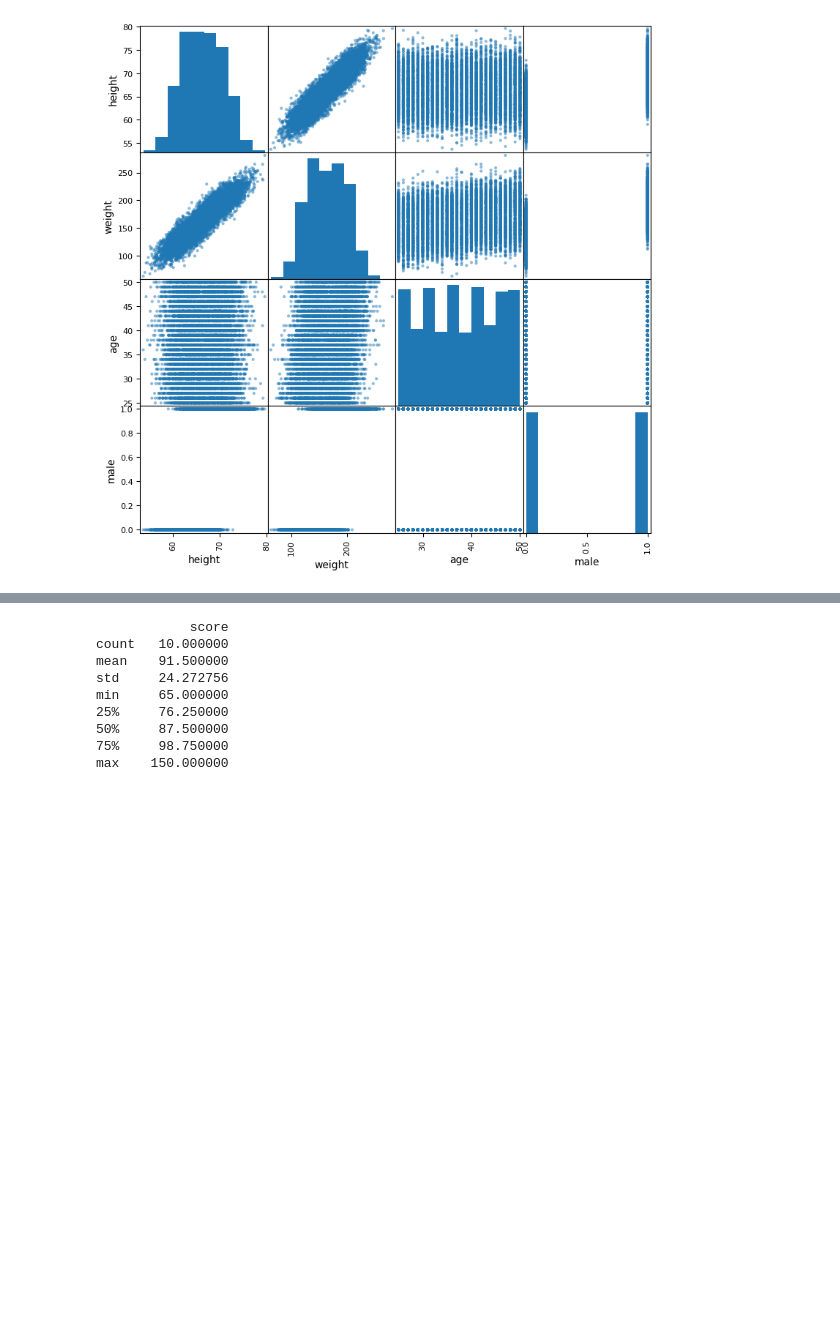
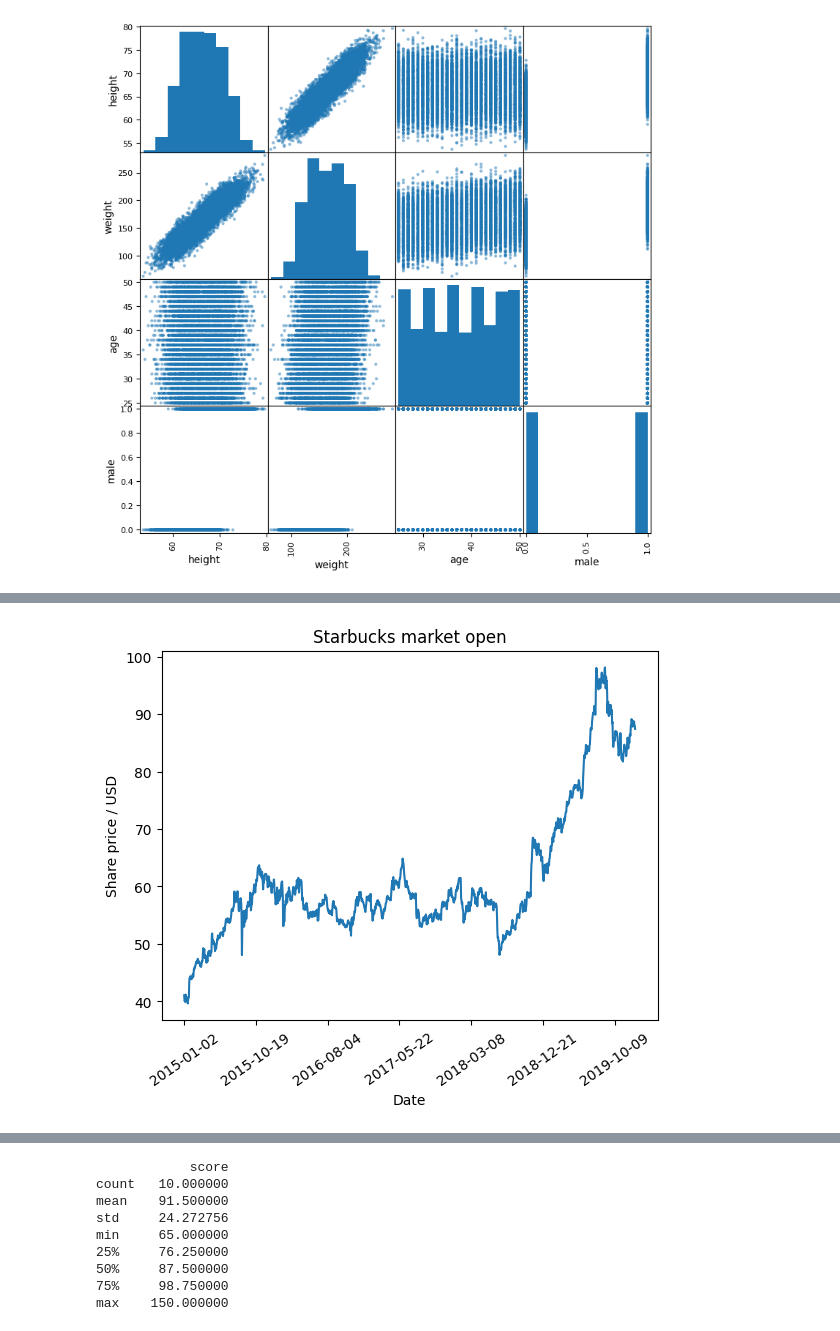
Before and after one commit to LuisPastranaLemus/Python-Github_VENV, a Jupyter notebook: Python tutorial/Python_DataVisualizationGraphs.ipynb, the cells around one changed output, grey strips where cells are left out. Drawn from its saved outputs; the diff is of its cells as text; code cells hidden in the pictures; blank space fills up the shorter version.

```diff
--- a/Python tutorial/Python_DataVisualizationGraphs.ipynb
+++ b/Python tutorial/Python_DataVisualizationGraphs.ipynb
@@ -327,0 +452,17 @@ With a single line of code, we created a scatter plot matrix that allowed us to
+# %%
+import pandas as pd
+from matplotlib import pyplot as plt
+
+df = pd.read_csv('DataSets/sbux.csv')
+
+df.plot(x='date',
+        y='open',
+        legend=False,
+        title='Starbucks market open',
+        xlabel='Date',
+        ylabel='Share price / USD',
+        rot=35)
+
+plt.show()
+# %% [output]
+[figure, added]
```
Also changed, not shown: parts of 19 cells of this notebook, 1 other file.
